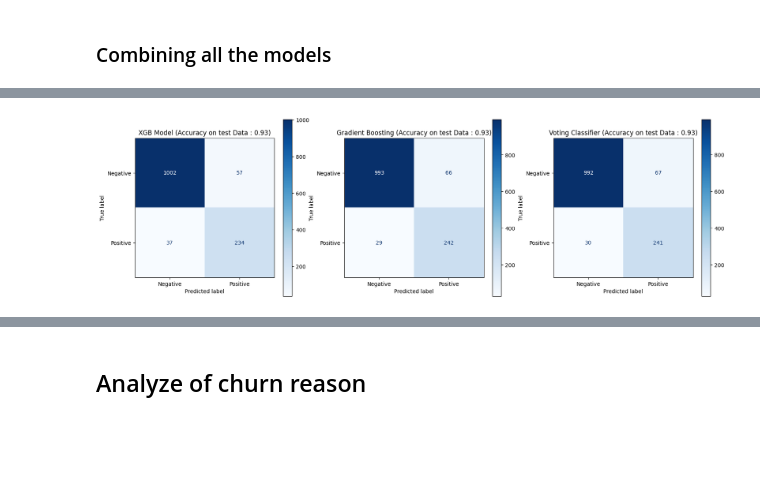
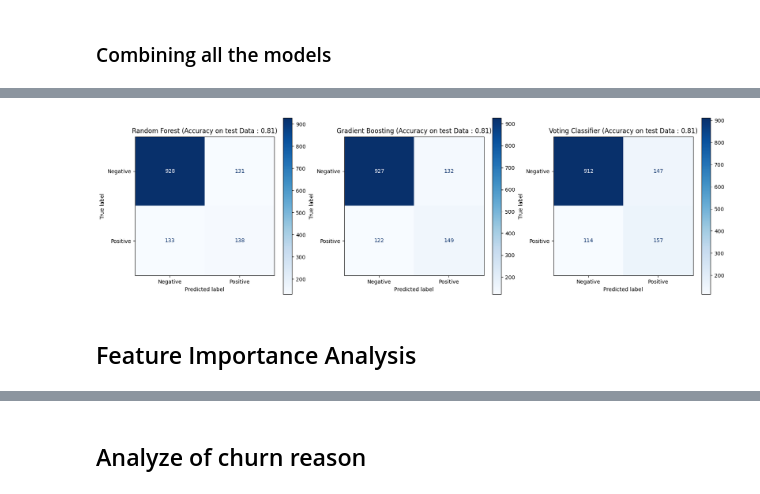
Before and after one commit to yashjadwani/Customer-Churn, a Jupyter notebook: CustomerChurn.ipynb, the cells around one changed output, grey strips where cells are left out. Drawn from its saved outputs; the diff is of its cells as text; code cells hidden in the pictures; blank space fills up the shorter version.

Commit message:
Churn with imporved results

```diff
--- a/CustomerChurn.ipynb
+++ b/CustomerChurn.ipynb
@@ -90,6 +90,8 @@ Churn Score             0
 CLTV                    0
 Churn Reason         5174
 dtype: int64
+# %%
+cust_records.drop('Churn Score',axis=1,inplace=True)
 # %%
 sns.countplot(x = "Churn Label", data = cust_records)
 plt.title("Distribution of Churn Value")
@@ -570,23 +572,23 @@ gscv_gb.best_score_
 ### Combining all the models
 # %%
 #1 Best Xgb Model
-best_xgb_model = XGBClassifier(learning_rate= 0.2, max_depth= 30, n_estimators= 250)
+best_xgb_model = XGBClassifier(learning_rate= 0.3, max_depth= 25, n_estimators= 250)
 
 #2 Best gb Model
-best_gb_model = GradientBoostingClassifier(learning_rate = 0.1, min_samples_leaf = 2, min_samples_split = 2, n_estimators = 100)
+best_gb_model = GradientBoostingClassifier(learning_rate = 0.2, min_samples_leaf = 5, min_samples_split = 2, n_estimators = 300)
 
 #3 Best Random Model
 
-best_random_model = RandomForestClassifier(max_depth = 7, max_features = None, min_samples_leaf = 2, min_samples_split = 10, n_estimators = 200)
+best_random_model = RandomForestClassifier(max_depth = 7, max_features = 'sqrt', min_samples_leaf = 2, min_samples_split = 10, n_estimators = 300)
 
 #2 Voting Hard
 best_voting_hard = VotingClassifier(
-    estimators=[('random_forest', RandomForestClassifier(max_depth = 7, max_features = None, min_samples_leaf = 2, min_samples_split = 10, n_estimators = 200)), ('xg_boost', XGBClassifier(learning_rate= 0.2, max_depth= 30, n_estimators= 250)),('gradient_boosting', GradientBoostingClassifier(learning_rate = 0.1, min_samples_leaf = 2, min_samples_split = 2, n_estimators = 100))],
+    estimators=[('random_forest', RandomForestClassifier(max_depth = 7, max_features = 'sqrt', min_samples_leaf = 2, min_samples_split = 10, n_estimators = 300)), ('xg_boost', XGBClassifier(learning_rate= 0.3, max_depth= 25, n_estimators= 250)),('gradient_boosting', GradientBoostingClassifier(learning_rate = 0.2, min_samples_leaf = 5, min_samples_split = 2, n_estimators = 300))],
     voting='hard')
 
 #3 Voting Soft
 best_voting_soft = VotingClassifier(
-    estimators=[('random_forest', RandomForestClassifier(max_depth = 7, max_features = None, min_samples_leaf = 2, min_samples_split = 10, n_estimators = 200)), ('xg_boost', XGBClassifier(learning_rate= 0.2, max_depth= 30, n_estimators= 250)),('gradient_boosting', GradientBoostingClassifier(learning_rate = 0.1, min_samples_leaf = 2, min_samples_split = 2, n_estimators = 100))],
+    estimators=[('random_forest', RandomForestClassifier(max_depth = 7, max_features = 'sqrt', min_samples_leaf = 2, min_samples_split = 10, n_estimators = 300)), ('xg_boost', XGBClassifier(learning_rate= 0.3, max_depth= 25, n_estimators= 250)),('gradient_boosting', GradientBoostingClassifier(learning_rate = 0.2, min_samples_leaf = 5, min_samples_split = 2, n_estimators = 300))],
     voting='soft')
 
 cv_dict = {0: 'Xg Boost(Best)', 1:'Random Forest(Best)', 2:'Gradient Boosting(Best)', 3:'Voting Classifier(Hard) Best', 4 : 'Voting Classifier(Soft) Best'}
@@ -655,22 +657,24 @@ metrics_df
 # %%
 fig, ax = plt.subplots(1,3, figsize = (20,6))
-ax[0].set_title("XGB Model (Accuracy on test Data : 0.93)")
-ax[1].set_title("Gradient Boosting (Accuracy on test Data : 0.93)")
-ax[2].set_title("Voting Classifier (Accuracy on test Data : 0.93)")
+ax[0].set_title("Random Forest (Accuracy on test Data : 0.80)")
+ax[1].set_title("Gradient Boosting (Accuracy on test Data : 0.81)")
+ax[2].set_title("Voting Classifier (Accuracy on test Data : 0.80)")
 
 
-confusion_matrix = metrics.confusion_matrix(Y_test, best_xgb_model.predict(X_test) )
+confusion_matrix = metrics.confusion_matrix(Y_test, random.predict(X_test) )
 cm_display = metrics.ConfusionMatrixDisplay(confusion_matrix = confusion_matrix, display_labels = ['Negative', 'Positive'])
 cm_display.plot(ax = ax[0], cmap='Blues')
 
 confusion_matrix = metrics.confusion_matrix(Y_test, best_gb_model.predict(X_test))
 cm_display = metrics.ConfusionMatrixDisplay(confusion_matrix = confusion_matrix, display_labels = ['Negative', 'Positive'])
 cm_display.plot(ax = ax[1], cmap='Blues')
 
 confusion_matrix = metrics.confusion_matrix(Y_test, best_voting_hard.predict(X_test))
 cm_display = metrics.ConfusionMatrixDisplay(confusion_matrix = confusion_matrix, display_labels = ['Negative', 'Positive'])
 cm_display.plot(ax = ax[2], cmap='Blues')
 
 plt.show()
 # %% [output]
-[figure, old version]
+[figure, new version]
+# %% [markdown]
+## Feature Importance Analysis
```
Also changed, not shown: parts of 19 cells of this notebook.
